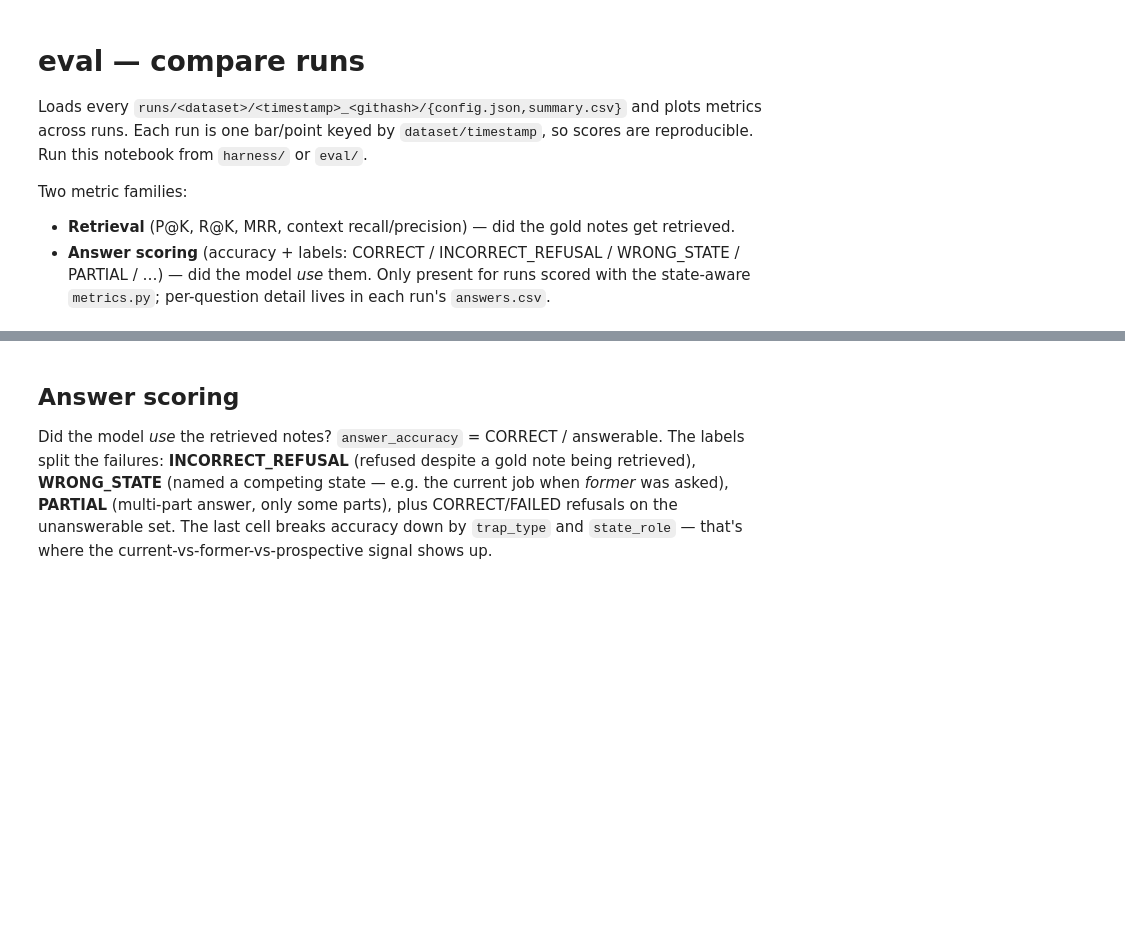
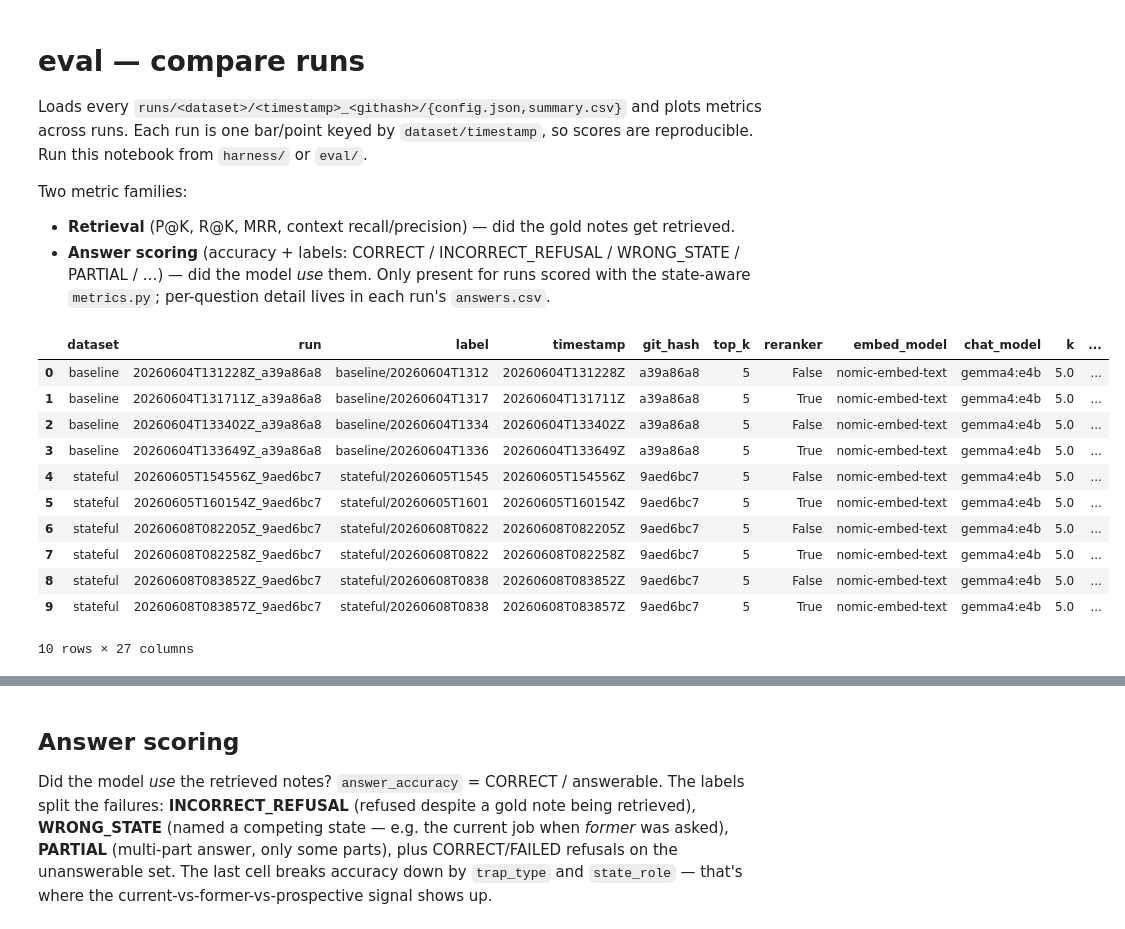
Before and after one commit to imanmossavat/Reflect_Audio_Journaling, a Jupyter notebook: Research/RAG/eval/harness/compare_runs.ipynb, the cells around one changed output, grey strips where cells are left out. Drawn from its saved outputs; the diff is of its cells as text; code cells hidden in the pictures; blank space fills up the shorter version.

```diff
--- a/Research/RAG/eval/harness/compare_runs.ipynb
+++ b/Research/RAG/eval/harness/compare_runs.ipynb
@@ -21,37 +21,47 @@ RUNS_DIR = (cwd / 'runs') if (cwd / 'runs').exists() else (cwd.parent / 'runs')
 
 def load_runs(runs_dir: Path) -> pd.DataFrame:
     rows = []
     if not runs_dir.exists():
         print(f"no runs dir at {runs_dir.resolve()}")
         return pd.DataFrame(rows)
     for ds_dir in sorted(p for p in runs_dir.iterdir() if p.is_dir()):
         for run_dir in sorted(p for p in ds_dir.iterdir() if p.is_dir()):
             summary_path = run_dir / 'summary.csv'
             config_path = run_dir / 'config.json'
             if not summary_path.exists():
                 continue
             s = pd.read_csv(summary_path)
             # Only metric/value run summaries belong here. Skip anything else
             # (e.g. an old failure_mode,count,percent breakdown).
             if list(s.columns) != ['metric', 'value']:
                 print(f"skipping {ds_dir.name}/{run_dir.name}: unexpected columns {list(s.columns)}")
                 continue
             summary = dict(zip(s['metric'], s['value']))
             config = json.loads(config_path.read_text()) if config_path.exists() else {}
-            # Tag the label so thinking-on vs -off runs are distinguishable in every chart
-            # (the bar/point plots are keyed by 'label'). Older runs lack the key -> no tag.
-            think_tag = '+think' if config.get('thinking_enabled') else ''
             rows.append({
                 'dataset': ds_dir.name,
                 'run': run_dir.name,
-                'label': f"{ds_dir.name}/{run_dir.name[:13]}{think_tag}",
+                'label': f"{ds_dir.name}/{run_dir.name[:13]}",
                 **config,
                 **summary,
             })
     return pd.DataFrame(rows)
 
 df = load_runs(RUNS_DIR)
 df
+# %% [output]
+|  | dataset | run | label | timestamp | git_hash | top_k | reranker | embed_model | chat_model | k | ... |
+| 0 | baseline | 20260604T131228Z_a39a86a8 | baseline/20260604T1312 | 20260604T131228Z | a39a86a8 | 5 | False | nomic-embed-text | gemma4:e4b | 5.0 | ... |
+| 1 | baseline | 20260604T131711Z_a39a86a8 | baseline/20260604T1317 | 20260604T131711Z | a39a86a8 | 5 | True | nomic-embed-text | gemma4:e4b | 5.0 | ... |
+| 2 | baseline | 20260604T133402Z_a39a86a8 | baseline/20260604T1334 | 20260604T133402Z | a39a86a8 | 5 | False | nomic-embed-text | gemma4:e4b | 5.0 | ... |
+| 3 | baseline | 20260604T133649Z_a39a86a8 | baseline/20260604T1336 | 20260604T133649Z | a39a86a8 | 5 | True | nomic-embed-text | gemma4:e4b | 5.0 | ... |
+| 4 | stateful | 20260605T154556Z_9aed6bc7 | stateful/20260605T1545 | 20260605T154556Z | 9aed6bc7 | 5 | False | nomic-embed-text | gemma4:e4b | 5.0 | ... |
+| 5 | stateful | 20260605T160154Z_9aed6bc7 | stateful/20260605T1601 | 20260605T160154Z | 9aed6bc7 | 5 | True | nomic-embed-text | gemma4:e4b | 5.0 | ... |
+| 6 | stateful | 20260608T082205Z_9aed6bc7 | stateful/20260608T0822 | 20260608T082205Z | 9aed6bc7 | 5 | False | nomic-embed-text | gemma4:e4b | 5.0 | ... |
+| 7 | stateful | 20260608T082258Z_9aed6bc7 | stateful/20260608T0822 | 20260608T082258Z | 9aed6bc7 | 5 | True | nomic-embed-text | gemma4:e4b | 5.0 | ... |
+| 8 | stateful | 20260608T083852Z_9aed6bc7 | stateful/20260608T0838 | 20260608T083852Z | 9aed6bc7 | 5 | False | nomic-embed-text | gemma4:e4b | 5.0 | ... |
+| 9 | stateful | 20260608T083857Z_9aed6bc7 | stateful/20260608T0838 | 20260608T083857Z | 9aed6bc7 | 5 | True | nomic-embed-text | gemma4:e4b | 5.0 | ... |
+10 rows × 27 columns
 # %%
 # Coerce metric columns to numeric and plot across runs.
 metric_cols = [c for c in df.columns if c.startswith(('precision_at_', 'recall_at_')) or c in ('mrr', 'context_recall', 'context_precision')]
```
Also changed, not shown: parts of 4 cells of this notebook, 1 other file.
